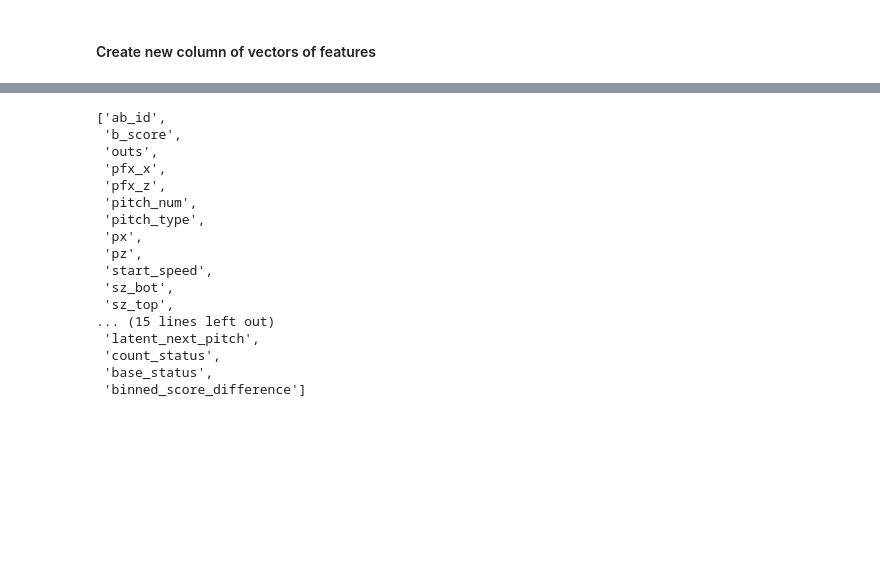
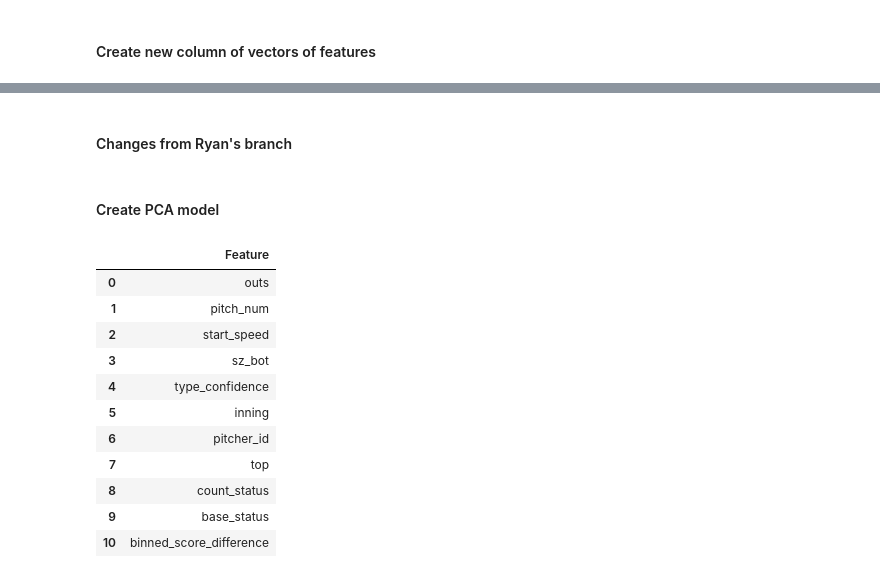
Before and after one commit to Acasteo/MLB-pitch, a Jupyter notebook: MLB_pitchData.ipynb, the cells around one changed output, grey strips where cells are left out. Saved outputs shown, nothing was run; the diff lists cells and outputs as text; code cells hidden in the pictures; blank space fills up the shorter version.

```diff
--- a/MLB_pitchData.ipynb
+++ b/MLB_pitchData.ipynb
@@ -471,20 +479,2 @@ def pca_col(n, df):
-# %%
-df.columns
-# %% [output]
-['ab_id',
- 'b_score',
- 'outs',
- 'pfx_x',
- 'pfx_z',
- 'pitch_num',
- 'pitch_type',
- 'px',
- 'pz',
- 'start_speed',
- 'sz_bot',
- 'sz_top',
-... (15 lines left out)
- 'latent_next_pitch',
- 'count_status',
- 'base_status',
- 'binned_score_difference']
+# %% [markdown]
+#### Changes from Ryan's branch
@@ -490,0 +518,28 @@ df.columns
+# %% [markdown]
+#### Create PCA model
+# %%
+from  pyspark.sql.functions import abs
+pca = PCA(k=2, inputCol="scaledFeatures", outputCol="pcaFeatures")
+model = pca.fit(scaledoutput)
+matrix=model.pc
+rows = matrix.toArray().tolist()
+pcadf = spark.createDataFrame(rows,['PCA1','PCA2'])
+pcadf = pcadf.withColumn('AbsVal', abs(pcadf.PCA1-pcadf.PCA2))
+pcdaf=pcadf.toPandas()
+value=spark.createDataFrame(pred, StringType())
+value = value.withColumnRenamed('value', 'Feature')
+value=value.toPandas()
+value
+# %% [output]
+|  | Feature |
+| 0 | outs |
+| 1 | pitch_num |
+| 2 | start_speed |
+| 3 | sz_bot |
+| 4 | type_confidence |
+| 5 | inning |
+| 6 | pitcher_id |
+| 7 | top |
+| 8 | count_status |
+| 9 | base_status |
+| 10 | binned_score_difference |
```
Also changed, not shown: parts of 16 cells of this notebook.
